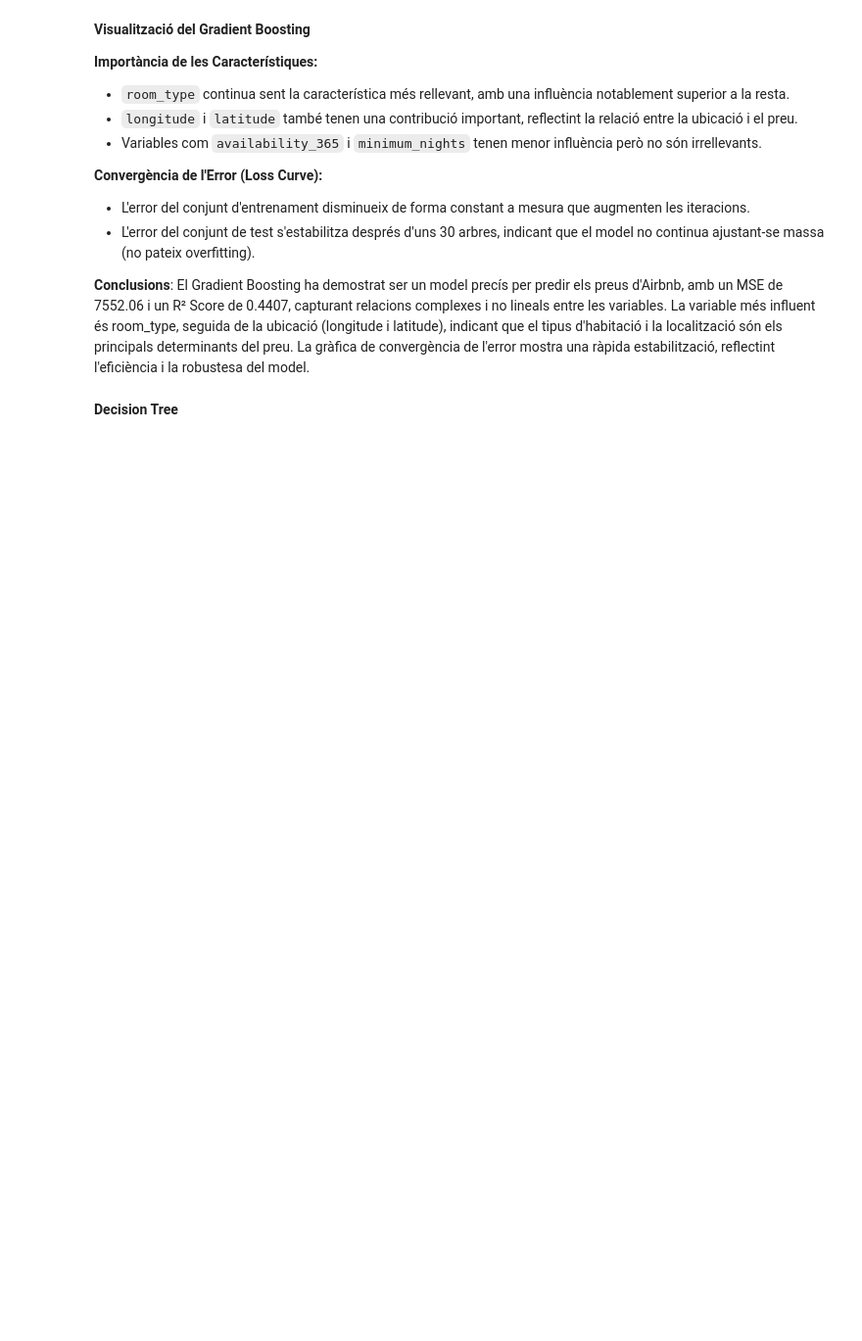
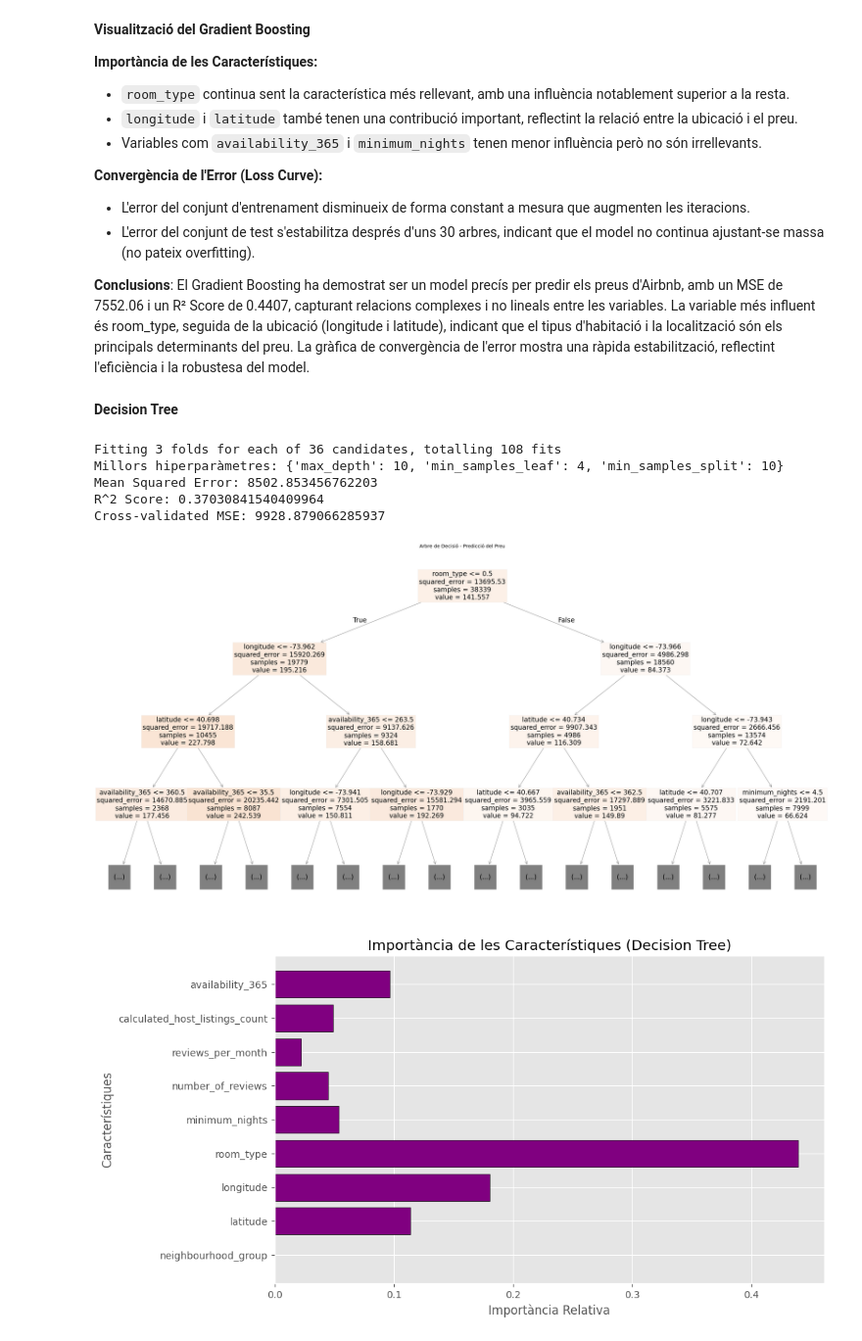
Before and after one commit to angela-uab/Kaggle-APC, a Jupyter notebook: kaggle.ipynb, the cells around one changed output. Shown at 98% size. Drawn from its saved outputs; the diff is of its cells as text; code cells hidden in the pictures; blank space fills up the shorter version.

Commit message:
Decision Tree

```diff
--- a/kaggle.ipynb
+++ b/kaggle.ipynb
@@ -1014,3 +1014,67 @@ Cross-validated MSE: 8551.800401095721
 El Gradient Boosting ha demostrat ser un model precís per predir els preus d'Airbnb, amb un MSE de 7552.06 i un R² Score de 0.4407, capturant relacions complexes i no lineals entre les variables. La variable més influent és room_type, seguida de la ubicació (longitude i latitude), indicant que el tipus d'habitació i la localització són els principals determinants del preu. La gràfica de convergència de l'error mostra una ràpida estabilització, reflectint l'eficiència i la robustesa del model.
 # %% [markdown]
 **Decision Tree**
+# %%
+
+X = df.drop(columns=['price'])
+y = df['price']
+
+# Divisió en conjunt d'entrenament i conjunt de prova
+X_train, X_test, y_train, y_test = train_test_split(X, y, test_size=0.2, random_state=42)
+
+# Definim el model Decision Tree
+dt_model = DecisionTreeRegressor(random_state=42)
+
+# Definim els hiperparàmetres a explorar
+param_grid = {
+    'max_depth': [5, 10, 20, None],
+    'min_samples_split': [2, 5, 10],
+    'min_samples_leaf': [1, 2, 4]
+}
+
+# Configuració de GridSearchCV
+grid_search = GridSearchCV(estimator=dt_model, param_grid=param_grid, scoring='neg_mean_squared_error', cv=3, verbose=1, n_jobs=-1)
+
+# Entrenament del model utilitzant GridSearchCV
+grid_search.fit(X_train, y_train)
+
+# Resultats de la millor combinació d'hiperparàmetres
+best_model = grid_search.best_estimator_
+print("Millors hiperparàmetres:", grid_search.best_params_)
+
+# Avaluació del model amb el conjunt de prova
+y_pred = best_model.predict(X_test)
+print("Mean Squared Error:", mean_squared_error(y_test, y_pred))
+print("R^2 Score:", r2_score(y_test, y_pred))
+
+# Validació creuada per obtenir una mètrica més robusta
+cv_scores = cross_val_score(best_model, X, y, scoring='neg_mean_squared_error', cv=3)
+print("Cross-validated MSE:", -cv_scores.mean())
+
+# Visualització de l'arbre de decisió
+from sklearn.tree import plot_tree
+plt.figure(figsize=(40, 20))
+plot_tree(best_model, feature_names=X.columns, filled=True, fontsize=20, max_depth=3  )
+plt.title('Arbre de Decisió - Predicció del Preu')
+plt.show()
+
+# Importància de les característiques
+feature_importances = best_model.feature_importances_
+features = X.columns
+
+# Visualització de la importància de les característiques
+plt.figure(figsize=(10, 6))
+plt.barh(features, feature_importances, color='purple', edgecolor='black')
+plt.title('Importància de les Característiques (Decision Tree)')
+plt.xlabel('Importància Relativa')
+plt.ylabel('Característiques')
+plt.grid(True)
+plt.show()
+# %% [output]
+Fitting 3 folds for each of 36 candidates, totalling 108 fits
+Millors hiperparàmetres: {'max_depth': 10, 'min_samples_leaf': 4, 'min_samples_split': 10}
+Mean Squared Error: 8502.853456762203
+R^2 Score: 0.37030841540409964
+Cross-validated MSE: 9928.879066285937
+[figure, added]
+[figure, added]
```
Also changed, not shown: parts of 2 cells of this notebook.
